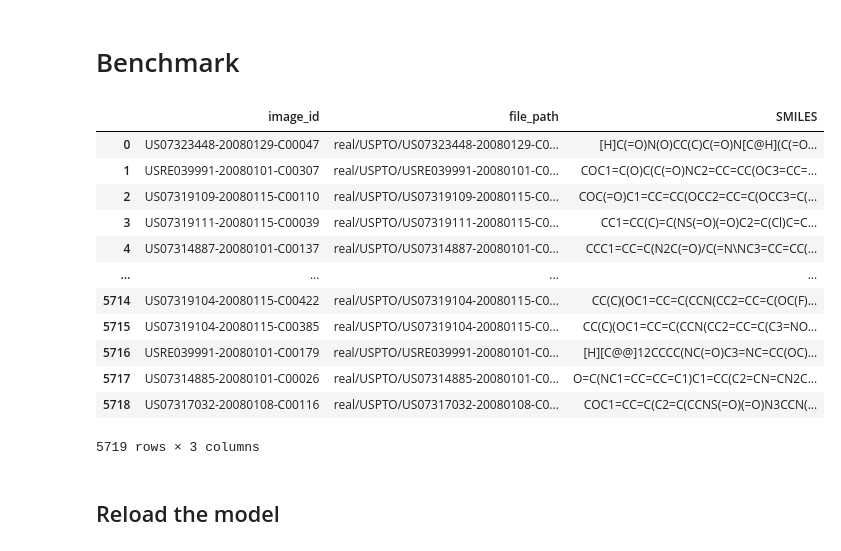
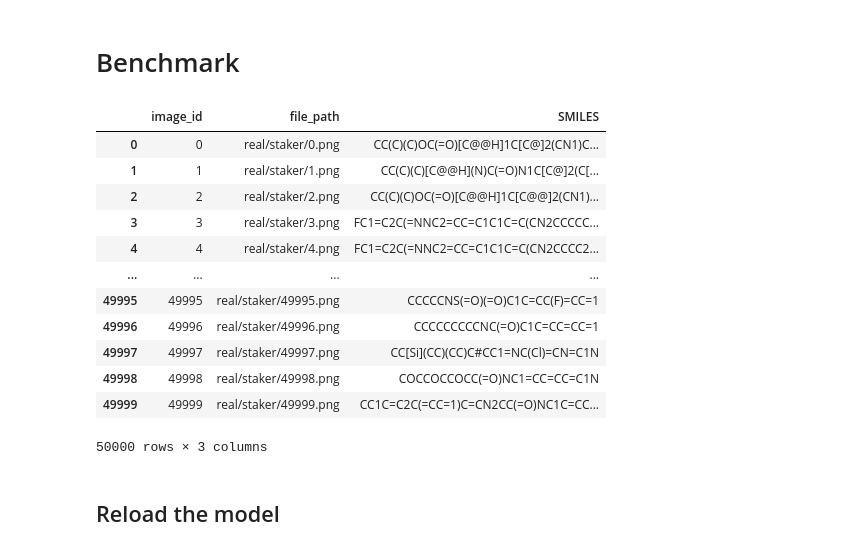
Before and after one commit to lyuzhuoqi/MolScanner, a Jupyter notebook: MolScanner/MolScanner_evaluation.ipynb, the cells around one changed output. Saved outputs shown, nothing was run; the diff lists cells and outputs as text; code cells hidden in the pictures.

```diff
--- a/MolScanner/MolScanner_evaluation.ipynb
+++ b/MolScanner/MolScanner_evaluation.ipynb
@@ -220,28 +215,28 @@ Tanimoto Similarity: 0.8524590163934426
 # %%
 import pandas as pd
 from IPython.display import display
 
 benchmark_type = 'real'
-benchmark_name = 'USPTO'
+benchmark_name = 'staker'
 benchmark_dir = data_dir / "benchmark" / benchmark_type / benchmark_name
 
 with open(data_dir / 'benchmark' / benchmark_type / f'{benchmark_name}.csv') as f:
     label_df = pd.read_csv(f)
 display(label_df)
 # %% [output]
 |  | image_id | file_path | SMILES |
-| 0 | US07323448-20080129-C00047 | real/USPTO/US07323448-20080129-C0... | [H]C(=O)N(O)CC(C)C(=O)N[C@H](C(=O... |
-| 1 | USRE039991-20080101-C00307 | real/USPTO/USRE039991-20080101-C0... | COC1=C(O)C(C(=O)NC2=CC=CC(OC3=CC=... |
-| 2 | US07319109-20080115-C00110 | real/USPTO/US07319109-20080115-C0... | COC(=O)C1=CC=CC(OCC2=CC=C(OCC3=C(... |
-| 3 | US07319111-20080115-C00039 | real/USPTO/US07319111-20080115-C0... | CC1=CC(C)=C(NS(=O)(=O)C2=C(Cl)C=C... |
-| 4 | US07314887-20080101-C00137 | real/USPTO/US07314887-20080101-C0... | CCC1=CC=C(N2C(=O)/C(=N\NC3=CC=CC(... |
+| 0 | 0 | real/staker/0.png | CC(C)(C)OC(=O)[C@@H]1C[C@]2(CN1)C... |
+| 1 | 1 | real/staker/1.png | CC(C)(C)[C@@H](N)C(=O)N1C[C@]2(C[... |
+| 2 | 2 | real/staker/2.png | CC(C)(C)OC(=O)[C@@H]1C[C@@]2(CN1)... |
+| 3 | 3 | real/staker/3.png | FC1=C2C(=NNC2=CC=C1C1C=C(CN2CCCCC... |
+| 4 | 4 | real/staker/4.png | FC1=C2C(=NNC2=CC=C1C1C=C(CN2CCCC2... |
 | ... | ... | ... | ... |
-| 5714 | US07319104-20080115-C00422 | real/USPTO/US07319104-20080115-C0... | CC(C)(OC1=CC=C(CCN(CC2=CC=C(OC(F)... |
-| 5715 | US07319104-20080115-C00385 | real/USPTO/US07319104-20080115-C0... | CC(C)(OC1=CC=C(CCN(CC2=CC=C(C3=NO... |
-| 5716 | USRE039991-20080101-C00179 | real/USPTO/USRE039991-20080101-C0... | [H][C@@]12CCCC(NC(=O)C3=NC=CC(OC)... |
-| 5717 | US07314885-20080101-C00026 | real/USPTO/US07314885-20080101-C0... | O=C(NC1=CC=CC=C1)C1=CC(C2=CN=CN2C... |
-| 5718 | US07317032-20080108-C00116 | real/USPTO/US07317032-20080108-C0... | COC1=CC=C(C2=C(CCNS(=O)(=O)N3CCN(... |
+| 49995 | 49995 | real/staker/49995.png | CCCCCNS(=O)(=O)C1C=CC(F)=CC=1 |
+| 49996 | 49996 | real/staker/49996.png | CCCCCCCCCNC(=O)C1C=CC=CC=1 |
+| 49997 | 49997 | real/staker/49997.png | CC[Si](CC)(CC)C#CC1=NC(Cl)=CN=C1N |
+| 49998 | 49998 | real/staker/49998.png | COCCOCCOCC(=O)NC1=CC=CC=C1N |
+| 49999 | 49999 | real/staker/49999.png | CC1C=C2C(=CC=1)C=CN2CC(=O)NC1C=CC... |
-5719 rows × 3 columns
+50000 rows × 3 columns
 # %% [markdown]
 ## Reload the model
 # %%
```
Also changed, not shown: parts of 2 cells of this notebook, 3 other files.
